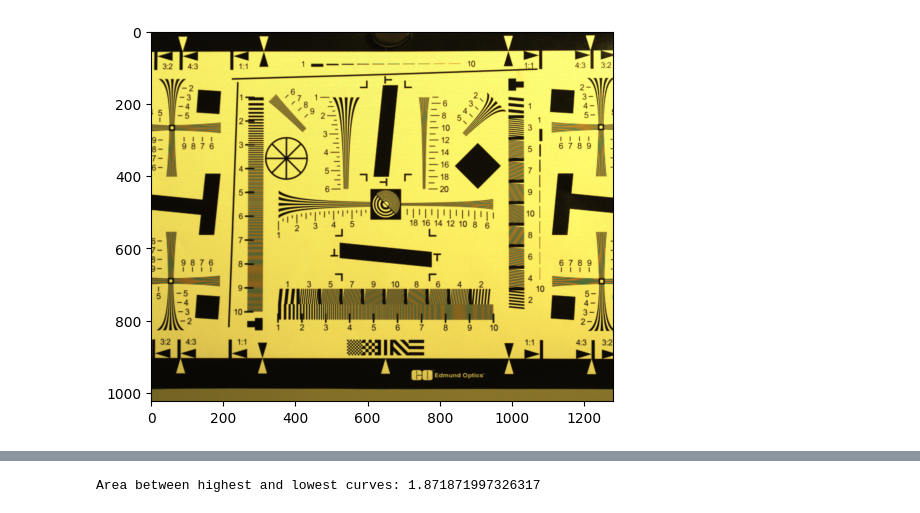
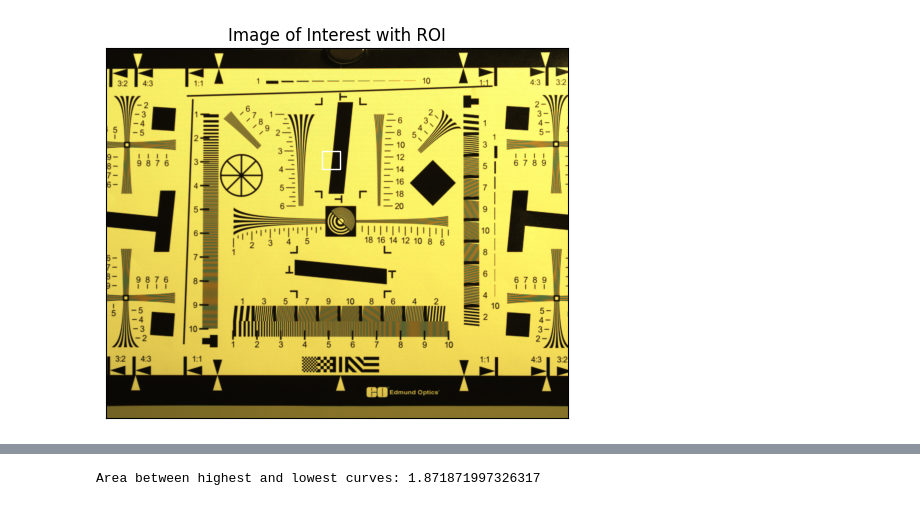
Before and after one commit to kennethmleo/Physics301-Optical-Payload-Characterization, a Jupyter notebook: Activity 06 - Abberation Measurement/Activity_06_Chromatic Abberation.ipynb, the cells around one changed output, grey strips where cells are left out. Drawn from its saved outputs; the diff is of its cells as text; code cells hidden in the pictures.

```diff
--- a/Activity 06 - Abberation Measurement/Activity_06_Chromatic Abberation.ipynb
+++ b/Activity 06 - Abberation Measurement/Activity_06_Chromatic Abberation.ipynb
@@ -72,6 +69,0 @@ file_ROI = glob.glob('rect/*')
-# %%
-image = plt.imread(file_ROI[0])
-plt.imshow(image)
-plt.show()
-# %% [output]
-[figure, removed]
@@ -78 +72,16 @@ plt.show()
+# %%
+### show image
+
+def visualize_image(filepath):
+    image = plt.imread(filepath)
+    ROI_coords = [599, 285, 48, 49]
+    plt.imshow(image)
+    plt.gca().add_patch(patches.Rectangle((ROI_coords[0],ROI_coords[1]),ROI_coords[2],ROI_coords[3],linewidth=1,edgecolor='white',facecolor='none'))
+    plt.yticks([])
+    plt.xticks([])
+    plt.title("Image of Interest with ROI")
+# %%
+visualize_image(file_ROI)
+# %% [output]
+[figure, added]
 # %%
```
Also changed, not shown: parts of 6 cells of this notebook, 1 other file.
